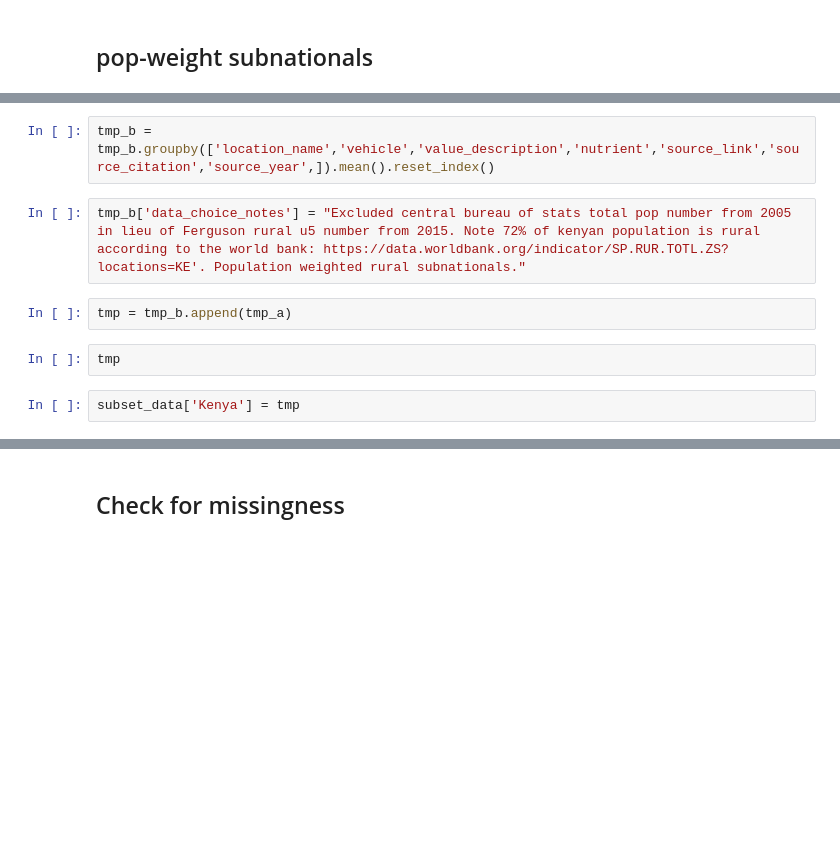
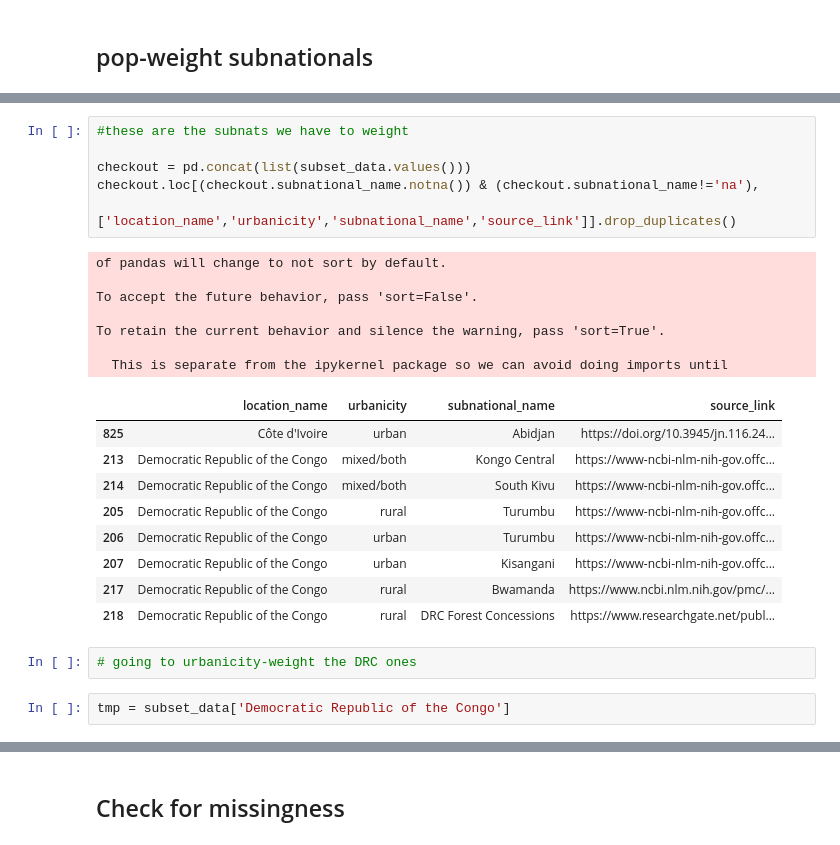
Before and after one commit to ihmeuw/vivarium_research_lsff, a Jupyter notebook: data_prep/pipeline/interim/2021_03_24_clean_population_coverage_data_tier4.ipynb, the cells around one changed output, grey strips where cells are left out. Saved outputs shown, nothing was run; the diff lists cells and outputs as text; blank space fills up the shorter version.

```diff
--- a/data_prep/pipeline/interim/2021_03_24_clean_population_coverage_data_tier4.ipynb
+++ b/data_prep/pipeline/interim/2021_03_24_clean_population_coverage_data_tier4.ipynb
@@ -581,10 +532,27 @@ tmp_b.value_975_percentile = tmp_b.value_975_percentile.astype(float)
-# %%
-tmp_b = tmp_b.groupby(['location_name','vehicle','value_description','nutrient','source_link','source_citation','source_year',]).mean().reset_index()
-# %%
-tmp_b['data_choice_notes'] = "Excluded central bureau of stats total pop number from 2005 in lieu of Ferguson rural u5 number from 2015. Note 72% of kenyan population is rural according to the world bank: https://data.worldbank.org/indicator/SP.RUR.TOTL.ZS?locations=KE'. Population weighted rural subnationals."
-# %%
-tmp = tmp_b.append(tmp_a)
-# %%
-tmp
-# %%
-subset_data['Kenya'] = tmp
+# %%
+#these are the subnats we have to weight
+
+checkout = pd.concat(list(subset_data.values()))
+checkout.loc[(checkout.subnational_name.notna()) & (checkout.subnational_name!='na'),
+         ['location_name','urbanicity','subnational_name','source_link']].drop_duplicates()
+# %% [output]
+of pandas will change to not sort by default.
+
+To accept the future behavior, pass 'sort=False'.
+
+To retain the current behavior and silence the warning, pass 'sort=True'.
+
+  This is separate from the ipykernel package so we can avoid doing imports until
+|  | location_name | urbanicity | subnational_name | source_link |
+| 825 | Côte d'Ivoire | urban | Abidjan | https://doi.org/10.3945/jn.116.24... |
+| 213 | Democratic Republic of the Congo | mixed/both | Kongo Central | https://www-ncbi-nlm-nih-gov.offc... |
+| 214 | Democratic Republic of the Congo | mixed/both | South Kivu | https://www-ncbi-nlm-nih-gov.offc... |
+| 205 | Democratic Republic of the Congo | rural | Turumbu | https://www-ncbi-nlm-nih-gov.offc... |
+| 206 | Democratic Republic of the Congo | urban | Turumbu | https://www-ncbi-nlm-nih-gov.offc... |
+| 207 | Democratic Republic of the Congo | urban | Kisangani | https://www-ncbi-nlm-nih-gov.offc... |
+| 217 | Democratic Republic of the Congo | rural | Bwamanda | https://www.ncbi.nlm.nih.gov/pmc/... |
+| 218 | Democratic Republic of the Congo | rural | DRC Forest Concessions | https://www.researchgate.net/publ... |
+# %%
+# going to urbanicity-weight the DRC ones
+# %%
+tmp = subset_data['Democratic Republic of the Congo']
```
Also changed, not shown: parts of 44 cells of this notebook, 2 other files.
